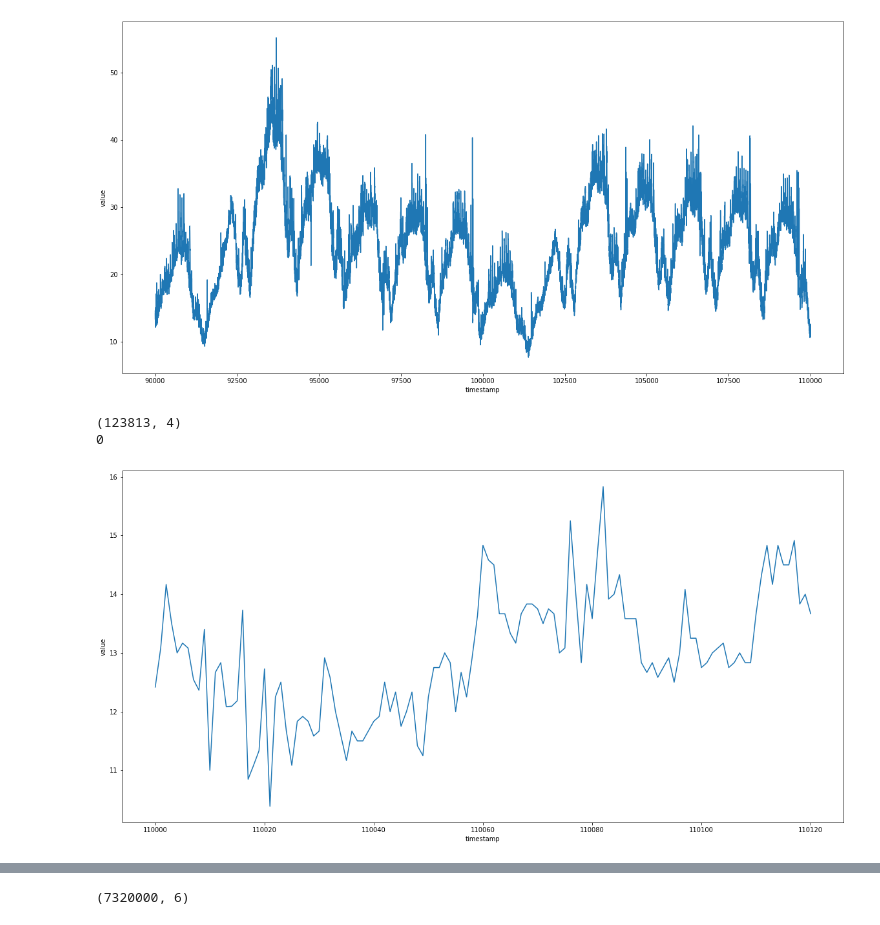
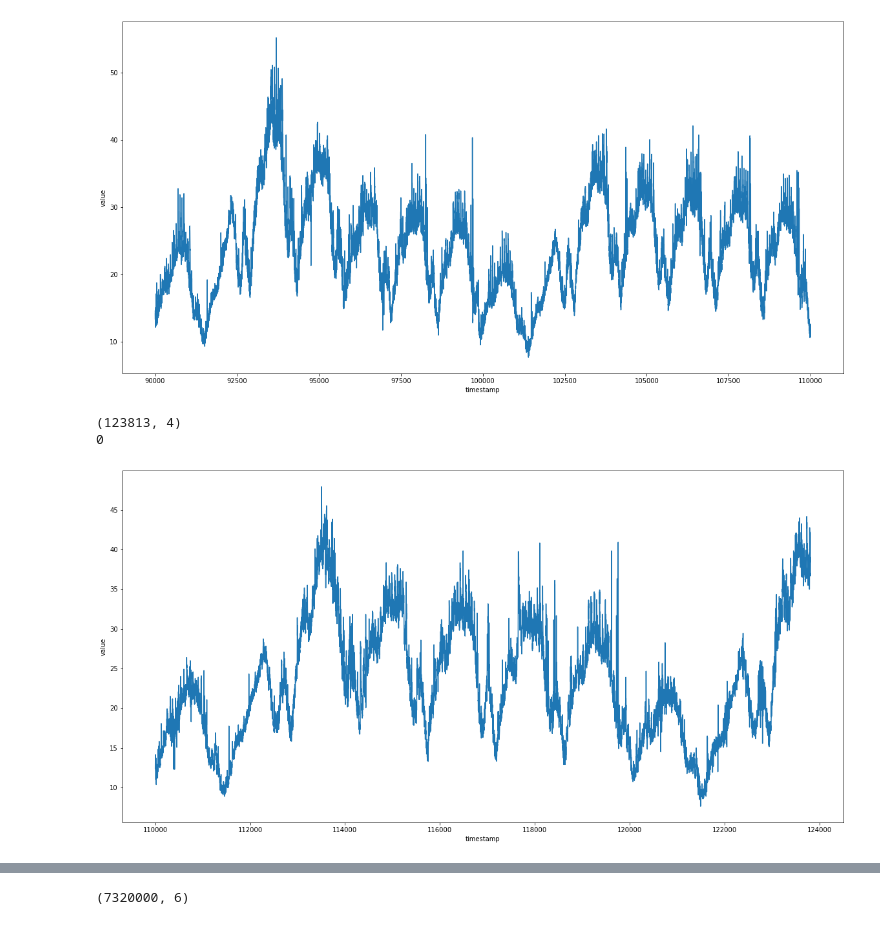
Before and after one commit to NASA1nk/TimeSeries, a Jupyter notebook: Experiment/data/data_process.ipynb, the cells around one changed output, grey strips where cells are left out. Saved outputs shown, nothing was run; the diff lists cells and outputs as text; code cells hidden in the pictures.

```diff
--- a/Experiment/data/data_process.ipynb
+++ b/Experiment/data/data_process.ipynb
@@ -151,29 +151,29 @@ plt.show()
 # %%
 import matplotlib
 import matplotlib.pyplot as plt
 import pandas as pd
 import numpy as np
 
 df = pd.read_csv('./2018AIOpsData/kpi_normal_1.csv')
 print(df.shape)
-df = df.loc[110000:110120]
+df = df.loc[110000:]
 marker = []
 for index, row in enumerate(df['label']):
     if row == 1:
         marker.append(index)
         print(index,df.loc[index,'timestamp'],df.loc[index,'value'])
 print(len(marker))
 fig, ax = plt.subplots(1, 1, figsize=(20, 10))
 fig.patch.set_facecolor('white')
 y = df["value"]
 ax.plot(y, marker='o', markerfacecolor = 'r', markevery=marker)
 ax.set_xlabel("timestamp")
 ax.set_ylabel("value")
 plt.show()
 # %% [output]
 (123813, 4)
 0
-[figure, old version]
+[figure, new version]
 # %%
 import matplotlib
 import matplotlib.pyplot as plt
```
Also changed, not shown: parts of 4 cells of this notebook, 19 other files.
